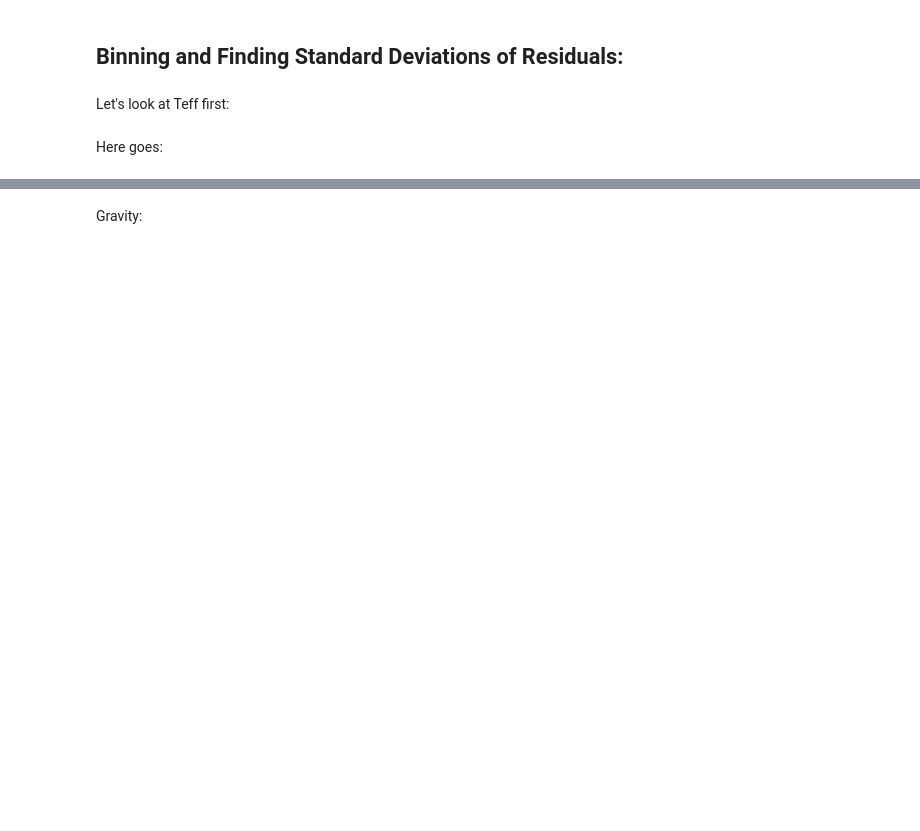
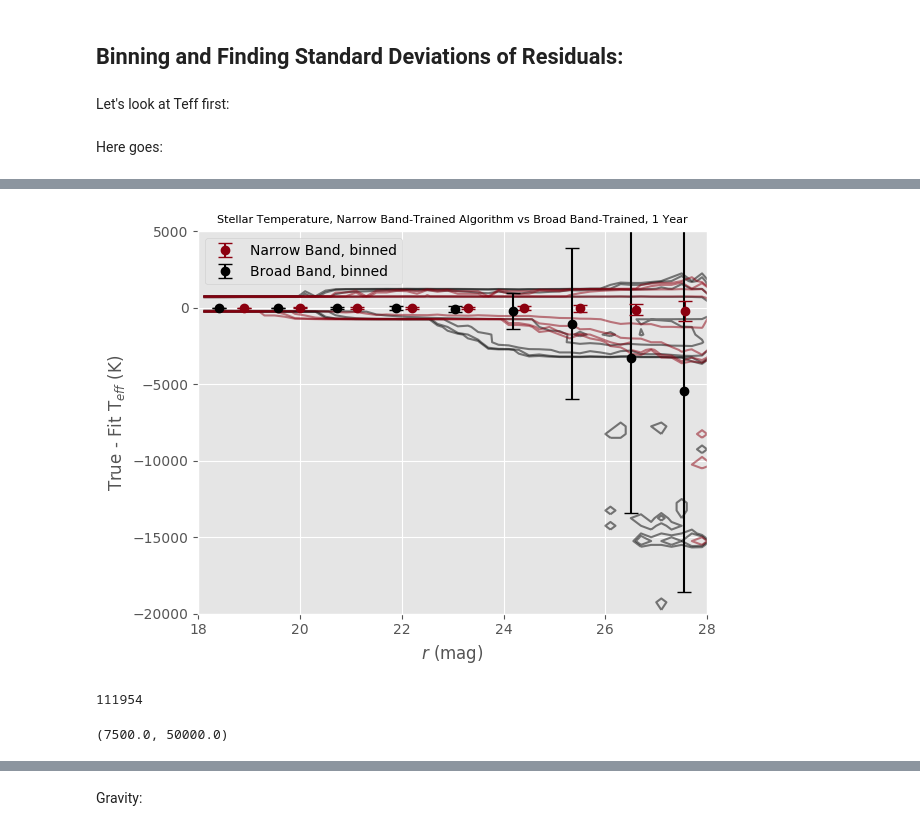
Before and after one commit to yoachim/LSST_narrowband, a Jupyter notebook: results.ipynb, the cells around one changed output, grey strips where cells are left out. Saved outputs shown, nothing was run; the diff lists cells and outputs as text; code cells hidden in the pictures; blank space fills up the shorter version.

Commit message:
fix figure

```diff
--- a/results.ipynb
+++ b/results.ipynb
@@ -566,3 +567,71 @@ plt.title('Residual Temp as a Function of Magnitude, Narrow Band-Trained Algorit
 plt.savefig('./teff1yr.png');
 # %% [output]
 [figure]
+# %%
+# OK, I don't think I beleive the means on those.  Ah, there was stuff off the plot.
+
+# Need to get rid of scatter and replace with contours.
+#plt.scatter(truth_catalog['r'], teff_diff, alpha=0.09, c='xkcd:Barbie Pink', label='Broad Band Residual Teff')
+#plt.scatter(truth_catalog['r'], nb_teff_diff, alpha=0.1, c='xkcd:Acid Green', label='Narrow Band Residual Teff')
+
+#plt.hist2d(truth_catalog['r'], teff_diff,label='Broad Band Residual Teff')
+xedges = np.arange(18,29,.2)
+yedges = np.arange(-20000, 7000, 500)
+
+levels = [1, 2, 10, 100, 5000]
+
+H, xedges, yedges = np.histogram2d(truth_catalog['r'], teff_diff, bins=[xedges, yedges])
+xcenters = (xedges[:-1] + xedges[1:]) / 2
+ycenters = (yedges[:-1] + yedges[1:]) / 2
+x,y = np.meshgrid(xcenters, ycenters)
+#X, Y = np.meshgrid(xedges, yedges)
+plt.contour(x,y,H.T, label='Broad Band Residual Teff', colors='k', levels=levels, alpha=.5)
+
+
+H, xedges, yedges = np.histogram2d(truth_catalog['r'], nb_teff_diff, bins=[xedges, yedges])
+xcenters = (xedges[:-1] + xedges[1:]) / 2
+ycenters = (yedges[:-1] + yedges[1:]) / 2
+x,y = np.meshgrid(xcenters, ycenters)
+#X, Y = np.meshgrid(xedges, yedges)
+plt.contour(x,y,H.T, label='Broad Band Residual Teff', colors='xkcd:Crimson', levels=levels, alpha=.5)
+
+
+
+from scipy.stats import binned_statistic
+
+narrow_mean, bin_edges, binnum = binned_statistic(truth_catalog['r'], nb_teff_diff, statistic=np.mean, bins=20)
+narrow_x, temp1, temp2 = binned_statistic(truth_catalog['r'], truth_catalog['r'], statistic=np.mean, bins=20)
+narrow_std, temp1, temp2 = binned_statistic(truth_catalog['r'], nb_teff_diff, statistic=np.std, bins=20)
+
+plt.errorbar(narrow_x, narrow_mean, yerr=narrow_std,fmt='o',
+             capsize=5, c='xkcd:Crimson', label='Narrow Band, binned')
+
+broad_mean, bin_edges, binnum = binned_statistic(truth_catalog['r'], teff_diff, statistic=np.mean, bins=19)
+broad_x, temp1, temp2 = binned_statistic(truth_catalog['r'], truth_catalog['r'], statistic=np.mean, bins=19)
+broad_std, temp1, temp2 = binned_statistic(truth_catalog['r'], teff_diff, statistic=np.std, bins=19)
+
+plt.errorbar(broad_x, broad_mean, yerr=broad_std,fmt='o',
+             capsize=5, c='xkcd:black', label='Broad Band, binned')
+
+
+leg = plt.legend()
+for l in leg.legendHandles:
+    l.set_alpha(1)
+plt.xlim(18,28)
+plt.ylim(-20000, 5000)
+plt.xlabel('$r$ (mag)')
+plt.ylabel('True - Fit T$_{eff}$ (K)')
+plt.title('Stellar Temperature, Narrow Band-Trained Algorithm vs Broad Band-Trained, 1 Year', fontsize=8)
+plt.tight_layout()
+plt.savefig('./teff1yr.pdf')
+# %% [output]
+[figure, added]
+# %%
+print(np.where(truth_catalog['r'] > 18)[0].size)
+# %% [output]
+111954
+# %%
+# Wonder why we don't have really hot stars?
+truth_catalog['Teff'].max(), model_atm_mags['Teff'].max()
+# %% [output]
+(7500.0, 50000.0)
```
Also changed, not shown: parts of 12 cells of this notebook, 12 other files.
